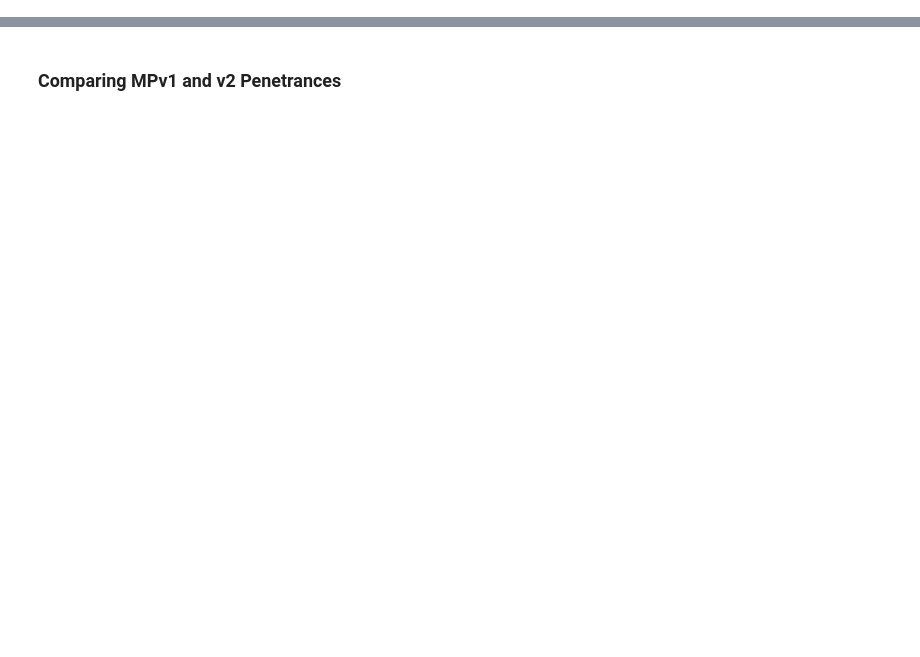
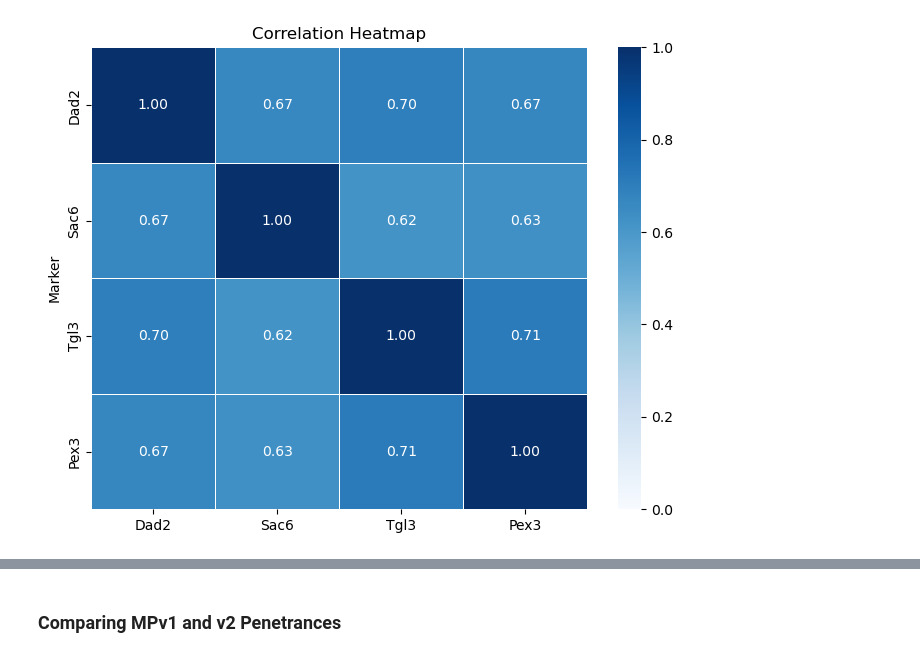
Before and after one commit to arsam-dj/MarkerProject, a Jupyter notebook: 08-0_plot_cell_penetrances.ipynb, the cells around one changed output, grey strips where cells are left out. Saved outputs shown, nothing was run; the diff lists cells and outputs as text; code cells hidden in the pictures; blank space fills up the shorter version.

```diff
--- a/08-0_plot_cell_penetrances.ipynb
+++ b/08-0_plot_cell_penetrances.ipynb
@@ -9 +38,30 @@ import numpy as np
+# %%
+numeric_df = combined_df.drop("Strain_ID")
+
+corr_matrix = pl.DataFrame(
+    {
+        col1: [
+            numeric_df.select(pl.corr(pl.col(col1), pl.col(col2))).item()
+            for col2 in numeric_df.columns
+        ]
+        for col1 in numeric_df.columns
+    }
+)
+
+corr_matrix = (
+    corr_matrix
+    .with_columns(pl.Series("Marker", numeric_df.columns))
+    .select(["Marker"] + numeric_df.columns)
+    .to_pandas()
+    )
+
+corr_matrix = corr_matrix.set_index("Marker")
+# %%
+plt.figure(figsize=(8,6))
+sns.heatmap(corr_matrix, vmin=0, vmax=1, annot=True, cmap="Blues", fmt=".2f", linewidths=0.5)
+plt.title("Correlation Heatmap")
+plt.show()
+plt.close()
+# %% [output]
+[figure, added]
 # %%
```
Also changed, not shown: parts of 21 cells of this notebook.
